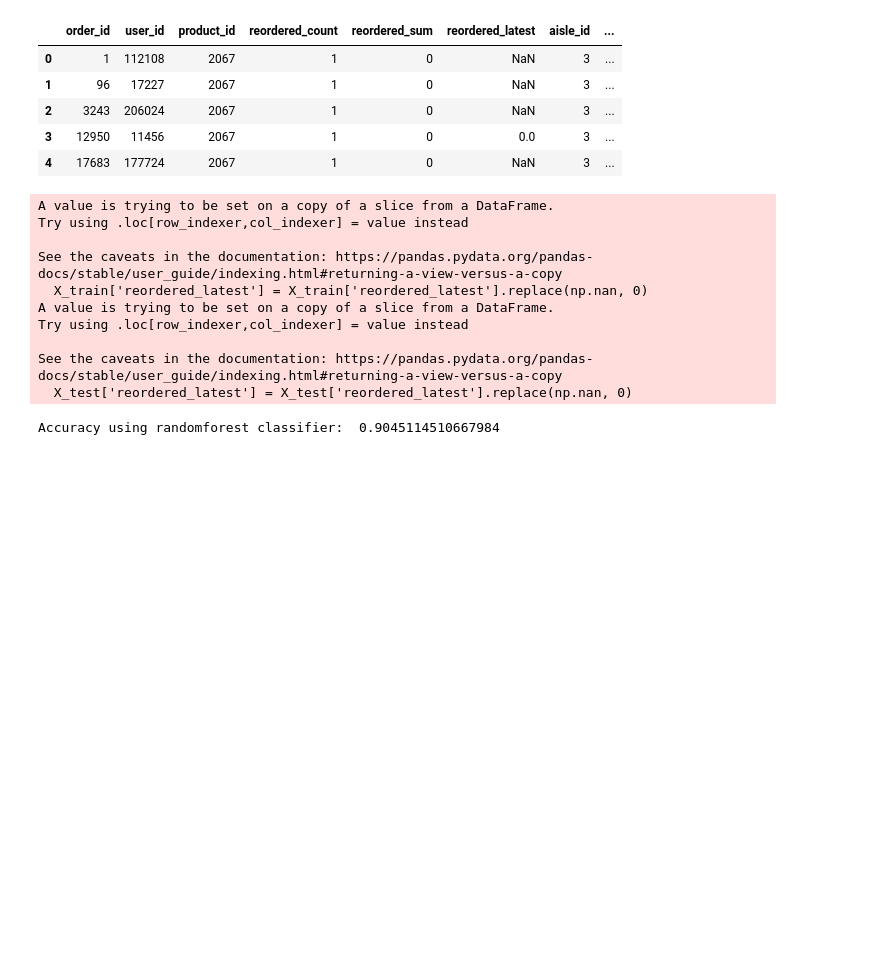
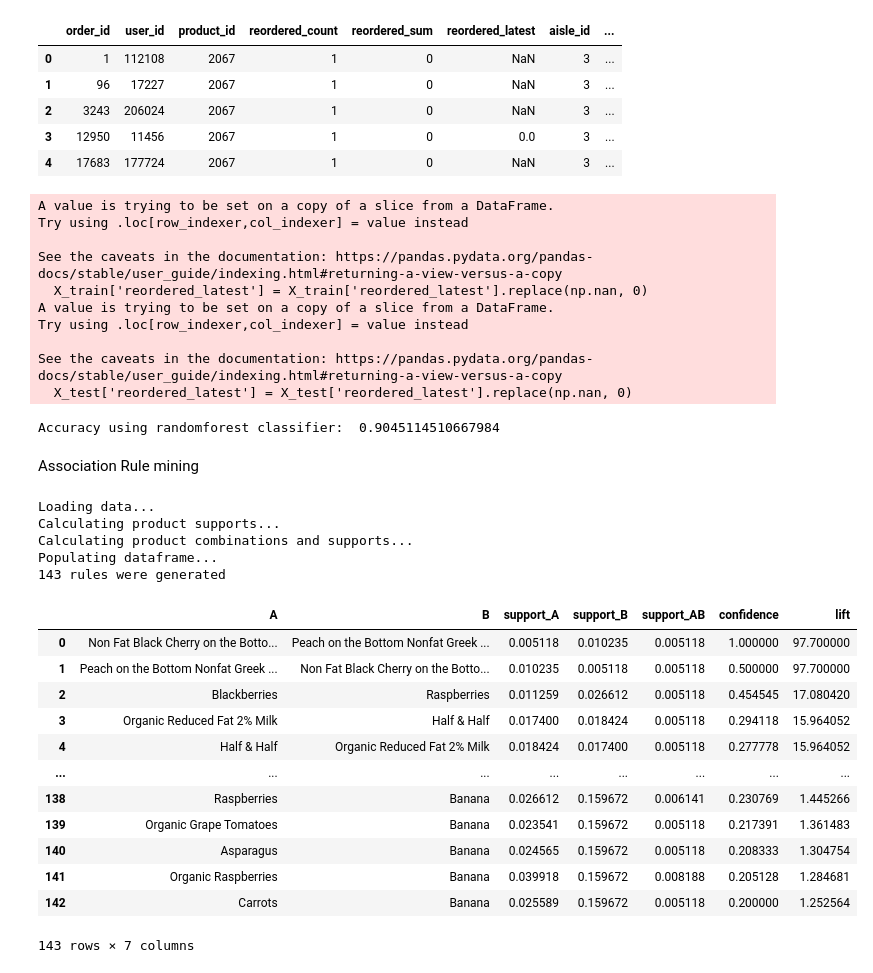
Before and after one commit to srpanchal/Instacart-Market-Basket-Analysis, a Jupyter notebook: Instacart.ipynb, the cells around one changed output. Cells and saved outputs as stored; diff of their text form; code cells hidden in the pictures; blank space fills up the shorter version.

Commit message:
association rule mining

```diff
--- a/Instacart.ipynb
+++ b/Instacart.ipynb
@@ -373,3 +373,8 @@ predrf = clfrf.predict(X_test)
 print("Accuracy using randomforest classifier: ",accuracy_score(predrf, y_test))
 # %% [output]
 Accuracy using randomforest classifier:  0.9045114510667984
+# %% [markdown]
+Association Rule mining
+# %%
+products = pd.read_csv("products.csv")
+products_id_to_name = {k: v for k, v in zip(products.product_id, products.product_name)}
@@ -375,0 +466,25 @@ Accuracy using randomforest classifier:  0.9045114510667984
+# %%
+order_products = order_products_prior.iloc[:10000,:] #taking top 10k products because of memory constraint
+rules = association_rules(order_products, min_support = 0.005, max_length = 4)
+# %% [output]
+Loading data...
+Calculating product supports...
+Calculating product combinations and supports...
+Populating dataframe...
+143 rules were generated
+# %%
+rules
+# %% [output]
+|  | A | B | support_A | support_B | support_AB | confidence | lift |
+| 0 | Non Fat Black Cherry on the Botto... | Peach on the Bottom Nonfat Greek ... | 0.005118 | 0.010235 | 0.005118 | 1.000000 | 97.700000 |
+| 1 | Peach on the Bottom Nonfat Greek ... | Non Fat Black Cherry on the Botto... | 0.010235 | 0.005118 | 0.005118 | 0.500000 | 97.700000 |
+| 2 | Blackberries | Raspberries | 0.011259 | 0.026612 | 0.005118 | 0.454545 | 17.080420 |
+| 3 | Organic Reduced Fat 2% Milk | Half & Half | 0.017400 | 0.018424 | 0.005118 | 0.294118 | 15.964052 |
+| 4 | Half & Half | Organic Reduced Fat 2% Milk | 0.018424 | 0.017400 | 0.005118 | 0.277778 | 15.964052 |
+| ... | ... | ... | ... | ... | ... | ... | ... |
+| 138 | Raspberries | Banana | 0.026612 | 0.159672 | 0.006141 | 0.230769 | 1.445266 |
+| 139 | Organic Grape Tomatoes | Banana | 0.023541 | 0.159672 | 0.005118 | 0.217391 | 1.361483 |
+| 140 | Asparagus | Banana | 0.024565 | 0.159672 | 0.005118 | 0.208333 | 1.304754 |
+| 141 | Organic Raspberries | Banana | 0.039918 | 0.159672 | 0.008188 | 0.205128 | 1.284681 |
+| 142 | Carrots | Banana | 0.025589 | 0.159672 | 0.005118 | 0.200000 | 1.252564 |
+143 rows × 7 columns
```
Also changed, not shown: parts of 1 cell of this notebook.
